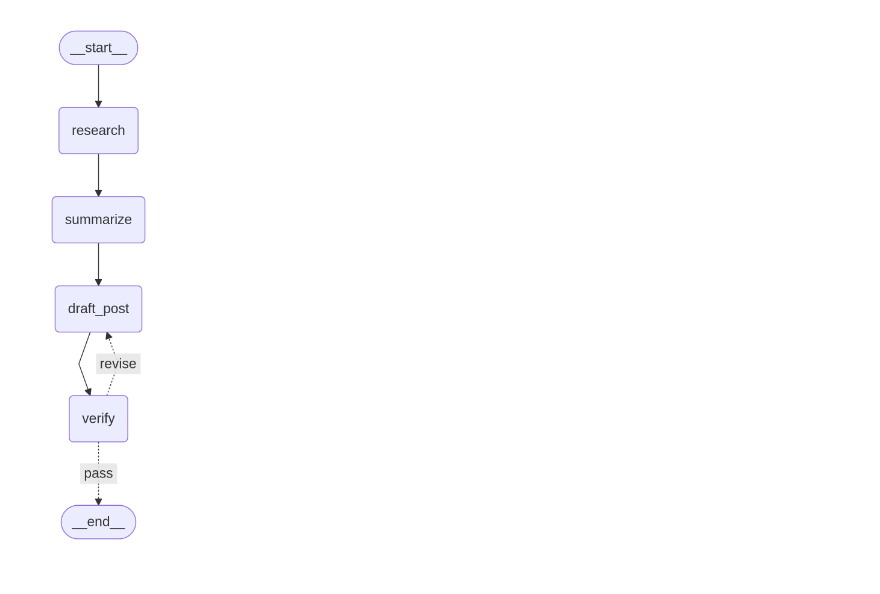
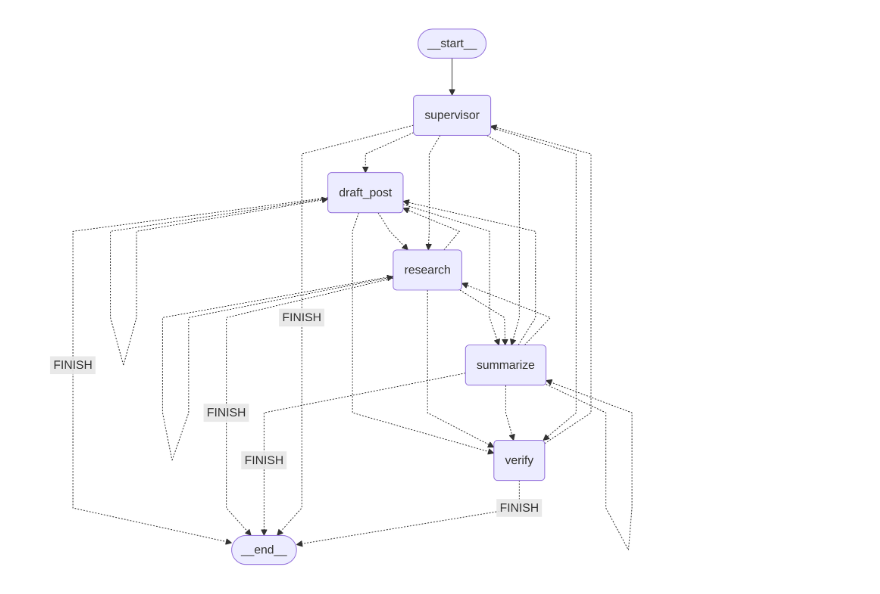
Before and after one commit to djdinnebeil/aie7_journey, a Jupyter notebook: 06_Multi_Agent_with_LangGraph/advanced_build.ipynb, the cells around one changed output. Saved outputs shown, nothing was run; the diff lists cells and outputs as text; code cells hidden in the pictures.

```diff
--- a/06_Multi_Agent_with_LangGraph/advanced_build.ipynb
+++ b/06_Multi_Agent_with_LangGraph/advanced_build.ipynb
@@ -25,6 +28,7 @@ class PostState(TypedDict):
     revision_count: int
     tech_check: str
     style_check: str
+    next_agent: str  # Added for supervisor routing
 # %%
 # 2. Define Tools
 @tool
@@ -145,0 +207,15 @@ advanced_graph = graph.compile()
+# %%
+# 6. Routers
+def supervisor_router(state: PostState):
+    """Routes to the next agent as determined by supervisor"""
+    return state["next_agent"]
+
+def agent_node_wrapper(agent_func, node_name):
+    """Wrapper that adds supervisor routing after agent execution"""
+    def wrapped_node(state):
+        # Execute the agent
+        result = agent_func(state)
+        # Add supervisor decision
+        supervisor_result = supervisor_node(result)
+        return supervisor_result
+    return wrapped_node
@@ -146,20 +298,20 @@ advanced_graph = graph.compile()
 # %%
 from IPython.display import Image, display
 from langchain_core.runnables.graph import CurveStyle, MermaidDrawMethod, NodeStyles
 
 display(
     Image(
-        advanced_graph.get_graph().draw_mermaid_png(
+        supervisor_graph.get_graph().draw_mermaid_png(
             curve_style=CurveStyle.LINEAR,
             node_colors=NodeStyles(first="#ffdfba", last="#baffc9", default="#fad7de"),
             wrap_label_n_words=9,
             output_file_path=None,
             draw_method=MermaidDrawMethod.PYPPETEER,
             background_color="white",
             padding=10,
         )
     )
 )
 # %% [output]
-[figure, old version]
+[figure, new version]
 # %%
```
Also changed, not shown: parts of 7 cells of this notebook, 7 other files.
